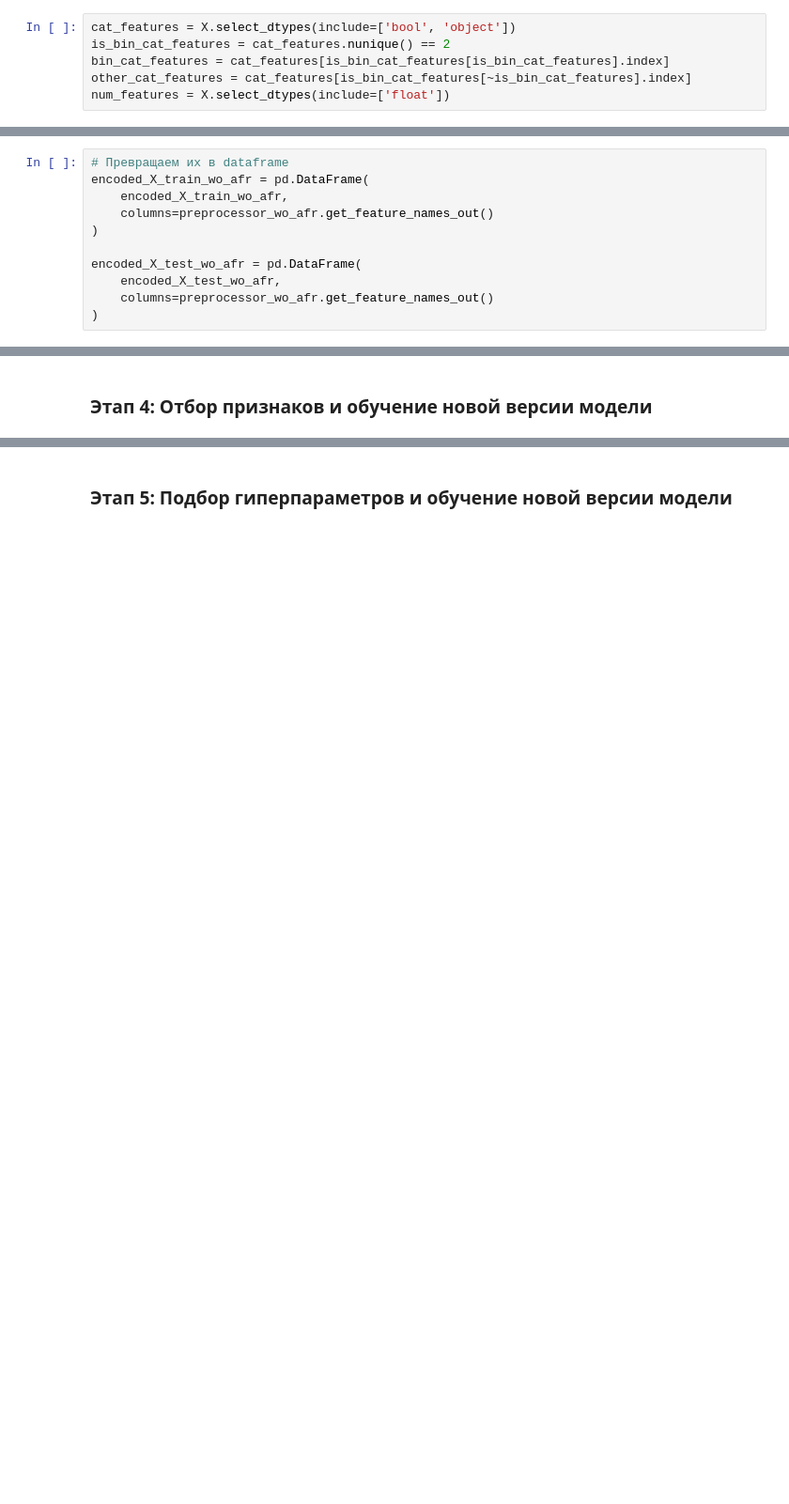
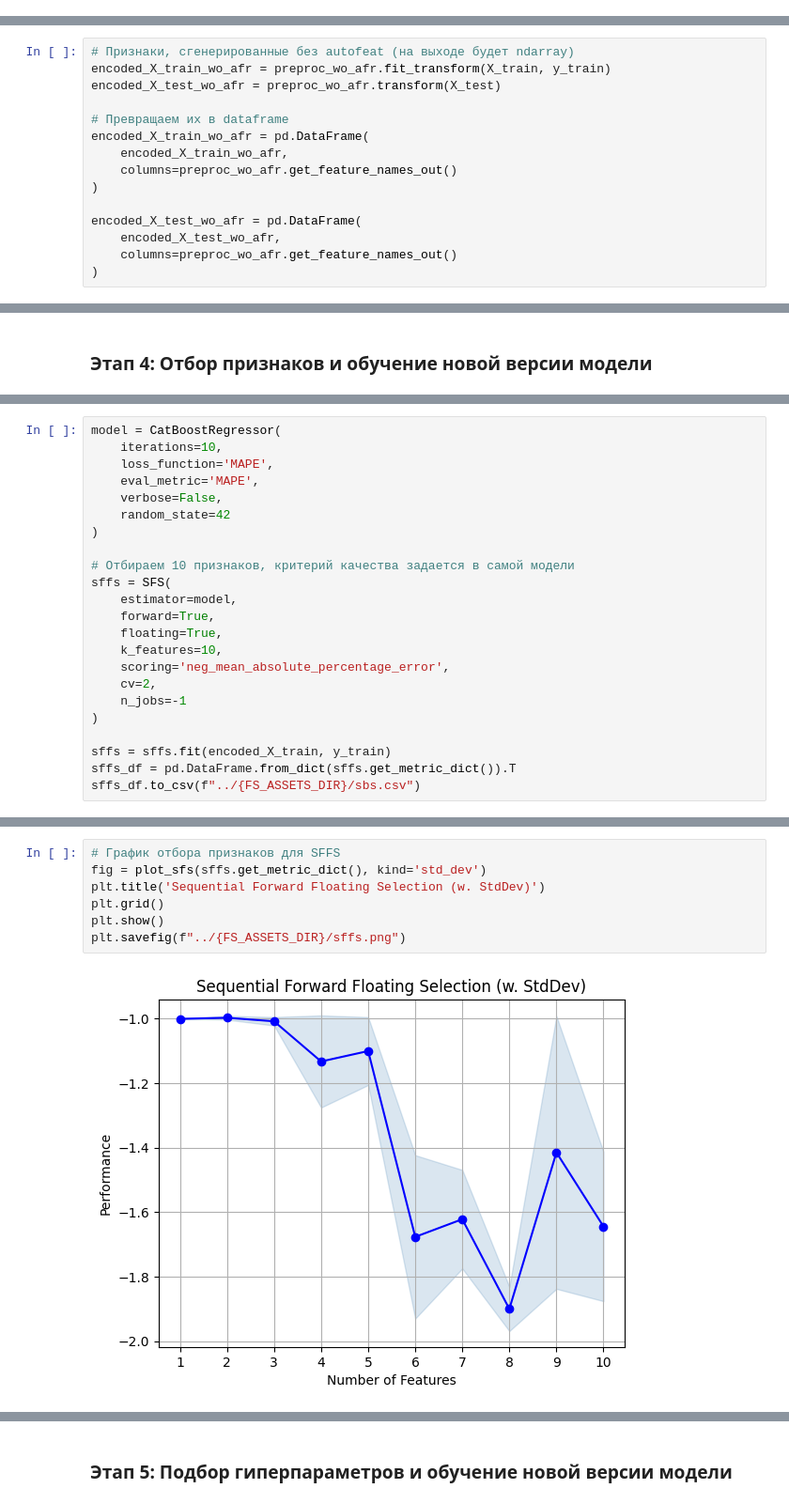
Before and after one commit to ibnkir/mle-project-sprint-2, a Jupyter notebook: model_improvement/notebook_steps_2_5.ipynb, the cells around one changed output, grey strips where cells are left out. Shown at 94% size. Cells and saved outputs as stored; diff of their text form; blank space fills up the shorter version.

```diff
--- a/model_improvement/notebook_steps_2_5.ipynb
+++ b/model_improvement/notebook_steps_2_5.ipynb
@@ -179,6 +201,0 @@ encoder_afr = AutoFeatRegressor(
-# %%
-cat_features = X.select_dtypes(include=['bool', 'object'])
-is_bin_cat_features = cat_features.nunique() == 2
-bin_cat_features = cat_features[is_bin_cat_features[is_bin_cat_features].index]
-other_cat_features = cat_features[is_bin_cat_features[~is_bin_cat_features].index]
-num_features = X.select_dtypes(include=['float'])
@@ -254,11 +327,15 @@ encoded_X_test_wo_afr = preprocessor_wo_afr.transform(X_test, y_test)
 # %%
+# Признаки, сгенерированные без autofeat (на выходе будет ndarray)
+encoded_X_train_wo_afr = preproc_wo_afr.fit_transform(X_train, y_train)
+encoded_X_test_wo_afr = preproc_wo_afr.transform(X_test)
+
 # Превращаем их в dataframe
 encoded_X_train_wo_afr = pd.DataFrame(
     encoded_X_train_wo_afr,
-    columns=preprocessor_wo_afr.get_feature_names_out()
+    columns=preproc_wo_afr.get_feature_names_out()
 )
 
 encoded_X_test_wo_afr = pd.DataFrame(
     encoded_X_test_wo_afr,
-    columns=preprocessor_wo_afr.get_feature_names_out()
+    columns=preproc_wo_afr.get_feature_names_out()
 )
@@ -441,0 +498,23 @@ model.fit(selected_encoded_X_train, y_train)
+# %%
+model = CatBoostRegressor(
+    iterations=10,
+    loss_function='MAPE',
+    eval_metric='MAPE',
+    verbose=False,
+    random_state=42
+)
+
+# Отбираем 10 признаков, критерий качества задается в самой модели
+sffs = SFS(
+    estimator=model,
+    forward=True,
+    floating=True,
+    k_features=10,
+    scoring='neg_mean_absolute_percentage_error',
+    cv=2,
+    n_jobs=-1
+)
+
+sffs = sffs.fit(encoded_X_train, y_train)
+sffs_df = pd.DataFrame.from_dict(sffs.get_metric_dict()).T
+sffs_df.to_csv(f"../{FS_ASSETS_DIR}/sbs.csv")
@@ -441,0 +543,9 @@ model.fit(selected_encoded_X_train, y_train)
+# %%
+# График отбора признаков для SFFS
+fig = plot_sfs(sffs.get_metric_dict(), kind='std_dev')
+plt.title('Sequential Forward Floating Selection (w. StdDev)')
+plt.grid()
+plt.show()
+plt.savefig(f"../{FS_ASSETS_DIR}/sffs.png")
+# %% [output]
+[figure, added]
```
Also changed, not shown: parts of 112 cells of this notebook, 29 other files.
